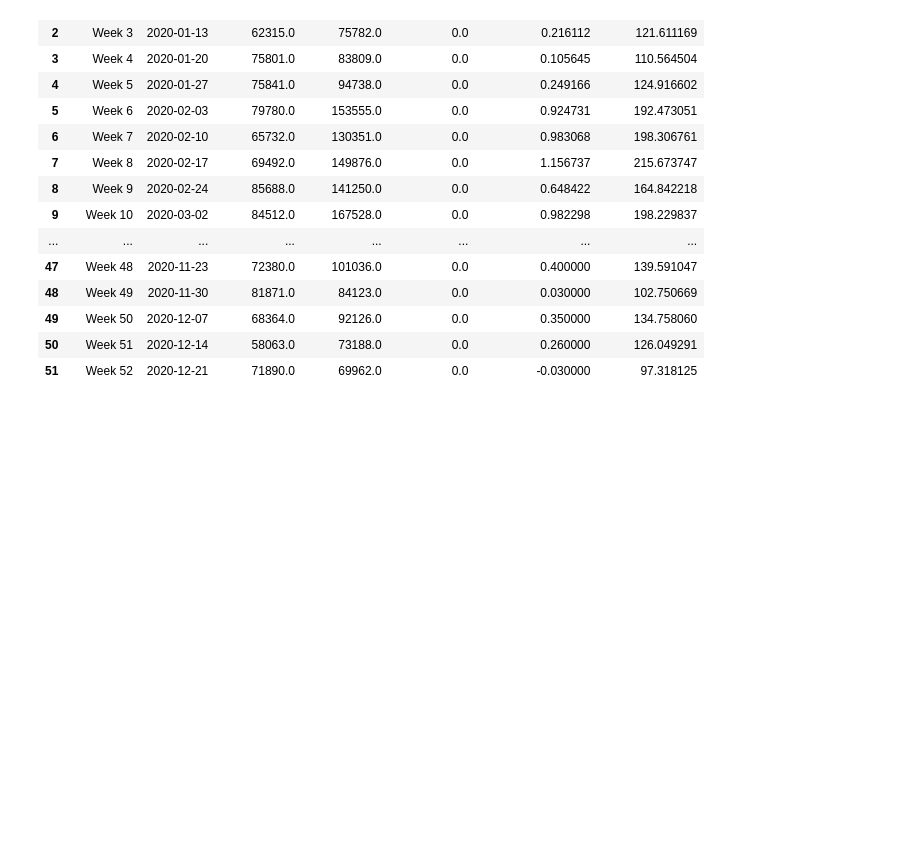
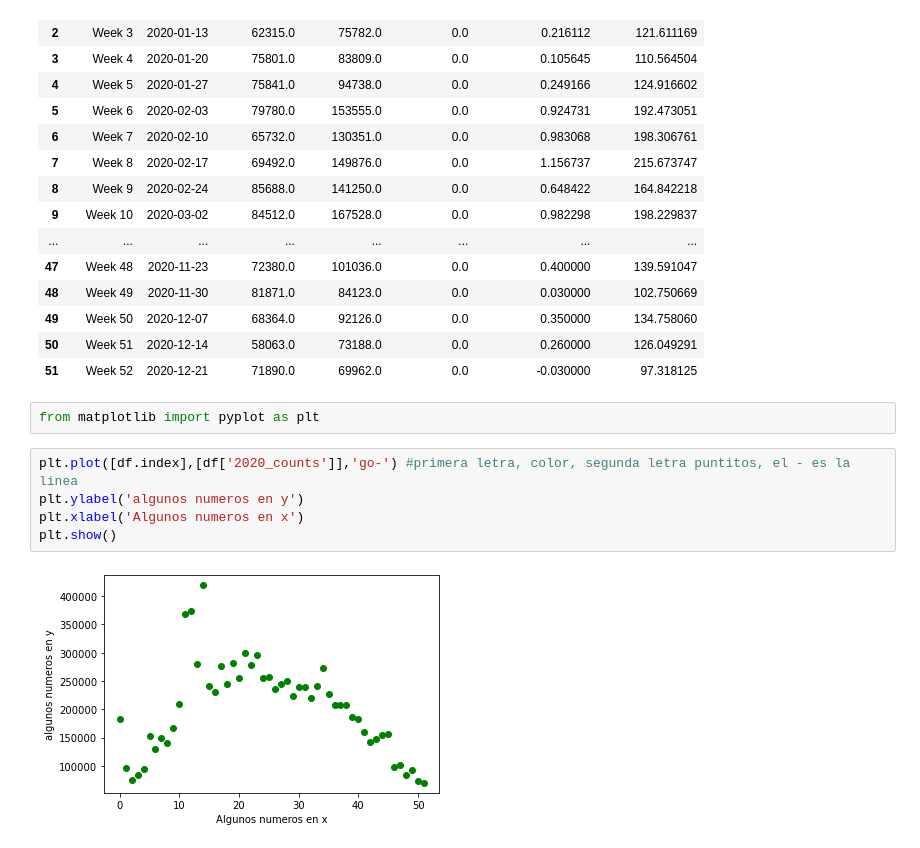
Before and after one commit to Elmatinho/DataScience_Unilever, a Jupyter notebook: Semana_2/Tareas/practica_cambioNombre_datosfaltantes_borrar.ipynb, the cells around one changed output. Saved outputs shown, nothing was run; the diff lists cells and outputs as text; blank space fills up the shorter version.

Commit message:
modifciaciones sin importancia

```diff
--- a/Semana_2/Tareas/practica_cambioNombre_datosfaltantes_borrar.ipynb
+++ b/Semana_2/Tareas/practica_cambioNombre_datosfaltantes_borrar.ipynb
@@ -131,3 +131,12 @@ df
 | 49 | Week 50 | 2020-12-07 | 68364.0 | 92126.0 | 0.0 | 0.350000 | 134.758060 |
 | 50 | Week 51 | 2020-12-14 | 58063.0 | 73188.0 | 0.0 | 0.260000 | 126.049291 |
 | 51 | Week 52 | 2020-12-21 | 71890.0 | 69962.0 | 0.0 | -0.030000 | 97.318125 |
+# %%
+from matplotlib import pyplot as plt
+# %%
+plt.plot([df.index],[df['2020_counts']],'go-') #primera letra, color, segunda letra puntitos, el - es la linea
+plt.ylabel('algunos numeros en y')
+plt.xlabel('Algunos numeros en x')
+plt.show()
+# %% [output]
+[figure, added]
```
Also changed, not shown: 1 other file.
